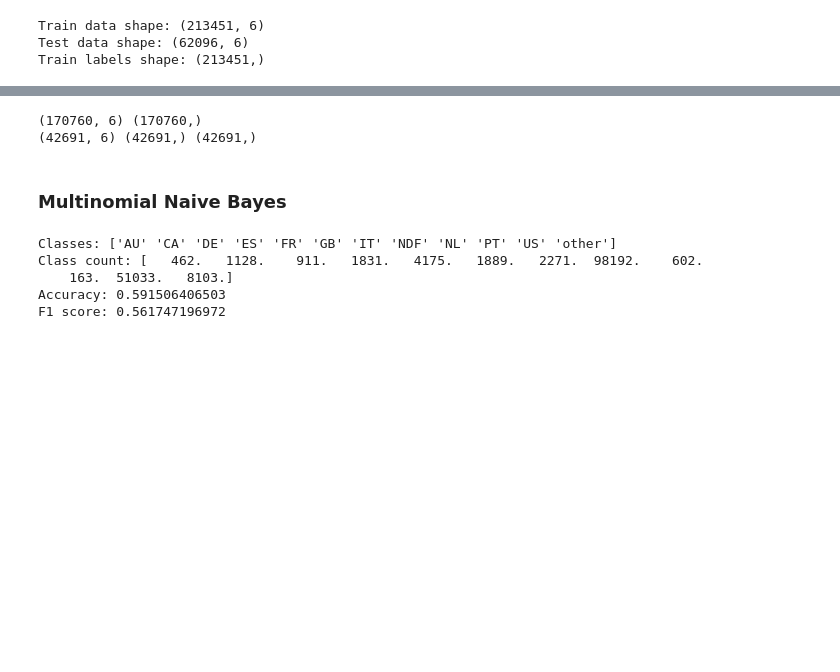
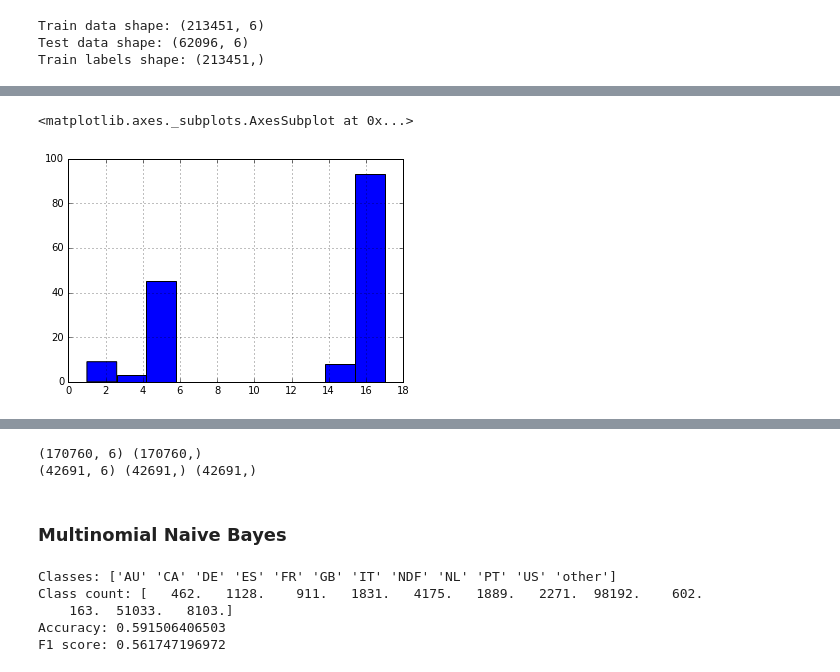
Before and after one commit to kyungguyeo/W207-Final-Project, a Jupyter notebook: airbnb_shared_project.ipynb, the cells around one changed output, grey strips where cells are left out. Drawn from its saved outputs; the diff is of its cells as text; code cells hidden in the pictures; blank space fills up the shorter version.

```diff
--- a/airbnb_shared_project.ipynb
+++ b/airbnb_shared_project.ipynb
@@ -87,0 +109,8 @@ Train labels shape: (213451,)
+# %%
+# Get all age values that are between 0 and 18.
+under_18 = GTE_zero_age[GTE_zero_age < 18]
+under_18.hist()
+# All these values should be treated as invalid values.
+# %% [output]
+<matplotlib.axes._subplots.AxesSubplot at 0x...>
+[figure, added]
```
Also changed, not shown: parts of 17 cells of this notebook, 1 other file.
